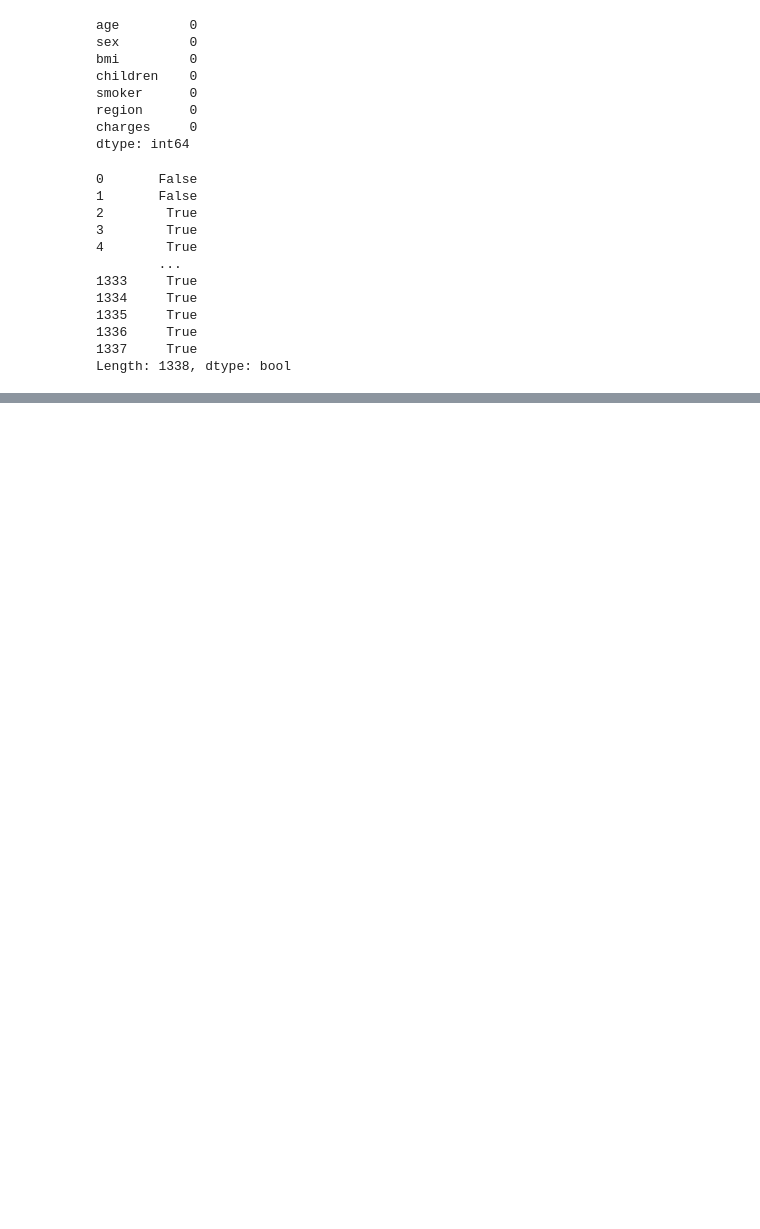
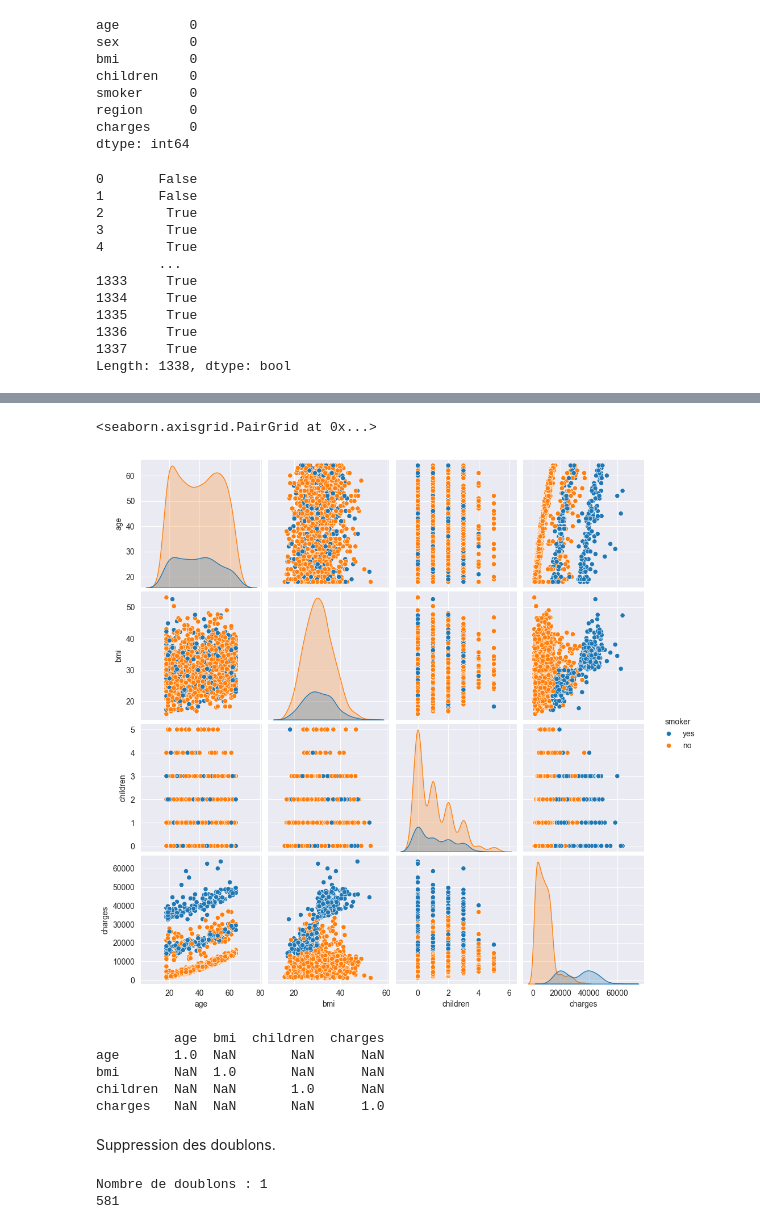
Before and after one commit to YounessBoumeshouli/Assurance_Pred, a Jupyter notebook: main.ipynb, the cells around one changed output, grey strips where cells are left out. Saved outputs shown, nothing was run; the diff lists cells and outputs as text; code cells hidden in the pictures; blank space fills up the shorter version.

```diff
--- a/main.ipynb
+++ b/main.ipynb
@@ -163,0 +211,14 @@ Index: []
+# %%
+sns.pairplot(df[["age","bmi","children","charges","smoker"]],hue="smoker")
+# %% [output]
+<seaborn.axisgrid.PairGrid at 0x...>
+[figure, added]
+# %%
+strong_corr = correlation_matrix[(correlation_matrix > 0.7) | (correlation_matrix < -0.7)]
+print(strong_corr)
+# %% [output]
+          age  bmi  children  charges
+age       1.0  NaN       NaN      NaN
+bmi       NaN  1.0       NaN      NaN
+children  NaN  NaN       1.0      NaN
+charges   NaN  NaN       NaN      1.0
@@ -163,0 +232,10 @@ Index: []
+# %% [markdown]
+Suppression des doublons.
+# %%
+print("Nombre de doublons :", df.duplicated().sum())
+
+print(df[df.duplicated()].index[0])
+df.drop(index=df[df.duplicated()].index[0], inplace=True)
+# %% [output]
+Nombre de doublons : 1
+581
```
Also changed, not shown: parts of 12 cells of this notebook, 1 other file.
